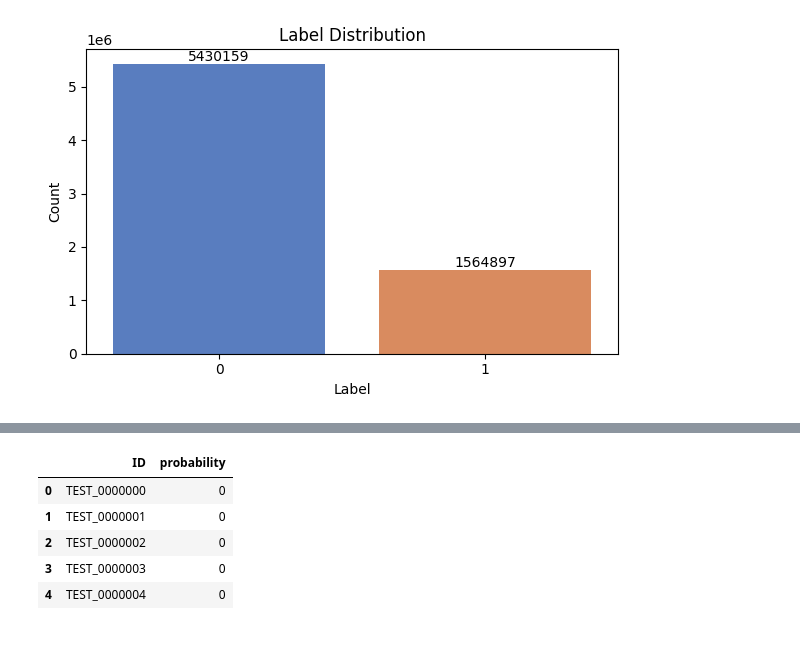
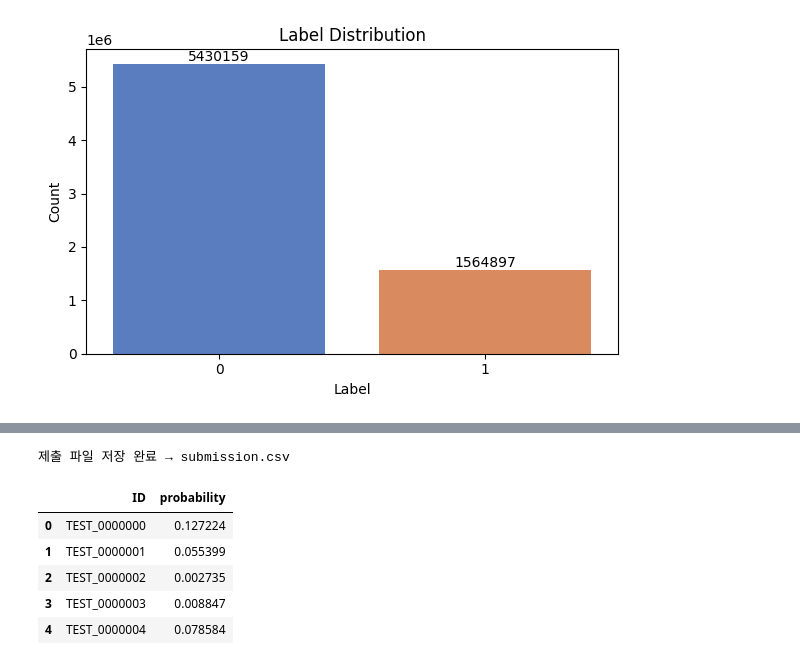
Before and after one commit to sucheoli/MachineLearningStudy, a Jupyter notebook: url/model.ipynb, the cells around one changed output, grey strips where cells are left out. Cells and saved outputs as stored; diff of their text form; code cells hidden in the pictures.

```diff
--- a/url/model.ipynb
+++ b/url/model.ipynb
@@ -548,49 +520,58 @@ ImportError: You must install graphviz and restart your session to plot tree.
 # %%
 # ------------------------------
 # 1) test feature engineering
 # ------------------------------
 test_df = add_url_features(test_data.copy())
 
 # ------------------------------
-# 2) TLD 처리 (unseen → unknown)
+# 2) TLD 처리 (train에 없는 TLD → unknown 처리)
 # ------------------------------
-test_df['tld_fixed'] = test_df['tld'].astype(str).apply(
-    lambda x: x if x in le.classes_ else "unknown"
-)
+# train에서 사용한 LabelEncoder에 unknown 클래스 추가
+test_df['tld_fixed'] = test_df['tld'].astype(str)
 
-# unknown 추가 후 re-fit
-new_classes = list(le.classes_)
-if "unknown" not in new_classes:
-    new_classes.append("unknown")
-le.fit(new_classes)
+# train에 없던 새로운 tld는 "unknown"으로 대체
+test_df.loc[~test_df['tld_fixed'].isin(le.classes_), 'tld_fixed'] = "unknown"
 
+# LabelEncoder에 unknown 클래스 추가 (이미 있으면 무시됨)
+if "unknown" not in le.classes_:
+    le.classes_ = np.append(le.classes_, "unknown")
+
+# 인코딩
 test_df['tld_encoded'] = le.transform(test_df['tld_fixed'])
 
 # ------------------------------
-# 3) feature 리스트는 train에서 그대로 불러옴
+# 3) train에서 사용했던 피처 리스트 그대로 사용
 # ------------------------------
-
-X_test = test_df[feature_list]
+# (이전에 정의한 features 변수 재사용)
+X_test = test_df[features]   # ← 여기서 features는 train에서 만든 리스트
 
 # ------------------------------
-# 4) predict
+# 4) 예측 (여기서는 수동 Soft Voting 앙상블 사용)
 # ------------------------------
-test_pred = model.predict(X_test)
+test_lgb = lgb_model.predict_proba(X_test)[:, 1]
+test_xgb = xgb_model.predict_proba(X_test)[:, 1]
+test_cat = cat_model.predict_proba(X_test)[:, 1]
+
+# 검증에서 가장 좋았던 가중치로 앙상블 (필요시 수정 가능)
+test_proba = (test_lgb + test_xgb + test_cat) / 3
+# test_proba = test_lgb*0.35 + test_xgb*0.3 + test_cat*0.35   # 더 정밀하게 하고 싶으면 이렇게
 
 # ------------------------------
-# 5) submission 생성
+# 5) 제출 파일 생성
 # ------------------------------
 submission = pd.DataFrame({
     'ID': test_df['ID'],
-    'probability': (test_pred > 0.5).astype(int)   # ✅ 0/1로 변환
+    'probability': test_proba
 })
 
 submission.to_csv("submission.csv", index=False)
+print("제출 파일 저장 완료 → submission.csv")
 submission.head()
 # %% [output]
+제출 파일 저장 완료 → submission.csv
 |  | ID | probability |
-| 0 | TEST_0000000 | 0 |
-| 1 | TEST_0000001 | 0 |
-| 2 | TEST_0000002 | 0 |
-| 3 | TEST_0000003 | 0 |
-| 4 | TEST_0000004 | 0 |
+| 0 | TEST_0000000 | 0.127224 |
+| 1 | TEST_0000001 | 0.055399 |
+| 2 | TEST_0000002 | 0.002735 |
+| 3 | TEST_0000003 | 0.008847 |
+| 4 | TEST_0000004 | 0.078584 |
```
Also changed, not shown: parts of 5 cells of this notebook, 7 other files.
